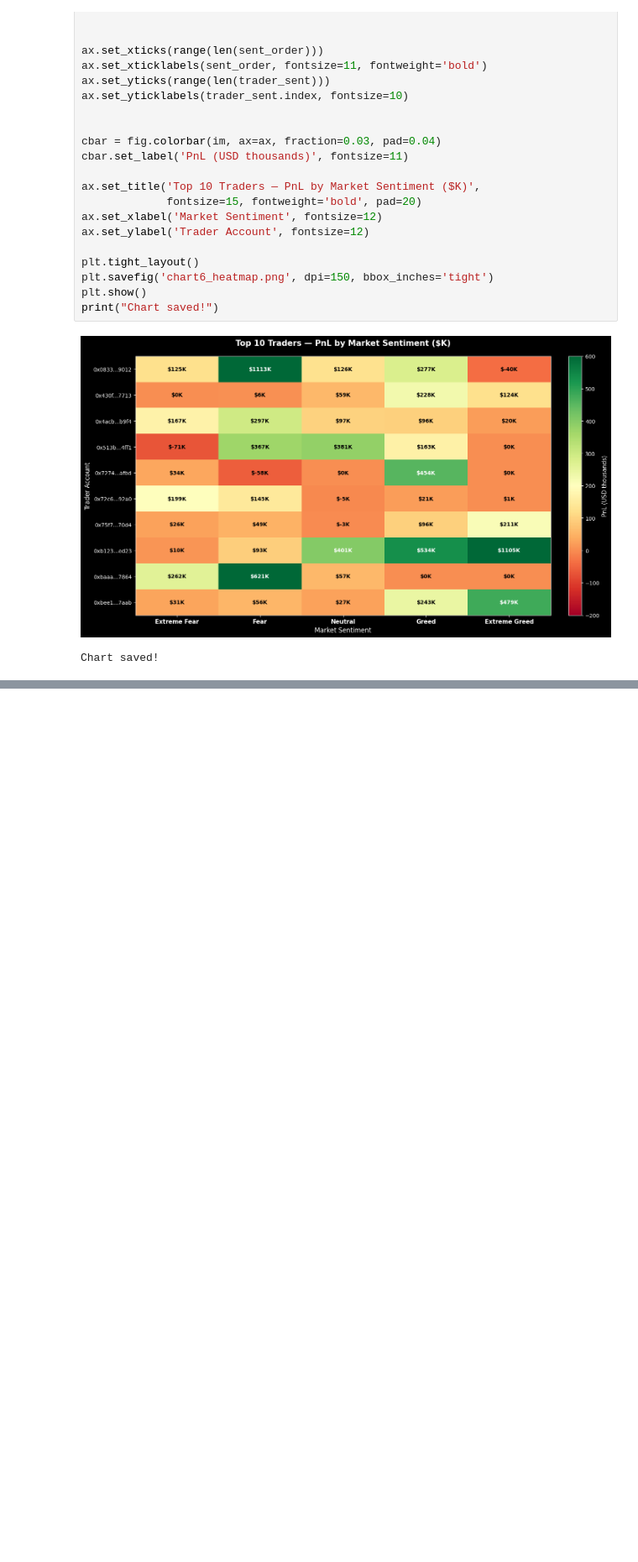
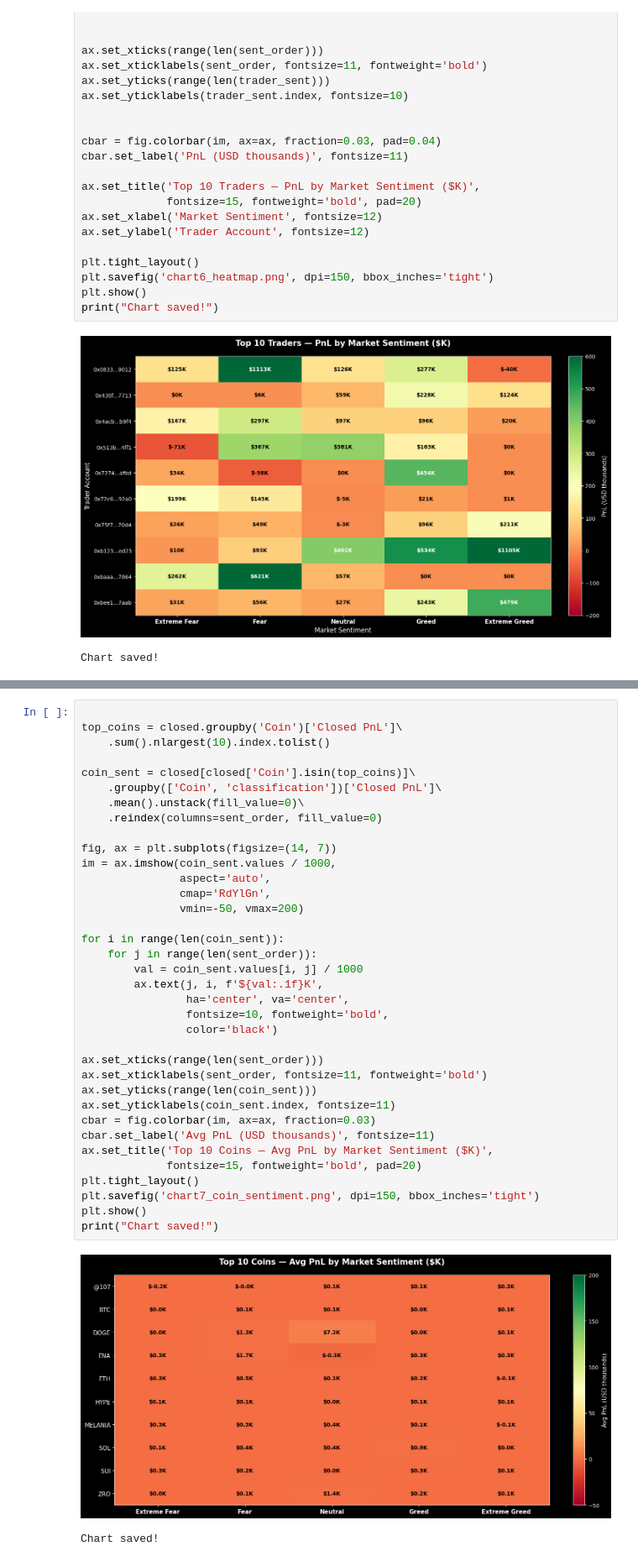
Before and after one commit to Xercsus/bitcoin-sentiment-analysis, a Jupyter notebook: bitcoin_analysis.ipynb, the cells around one changed output, grey strips where cells are left out. Shown at 84% size. Drawn from its saved outputs; the diff is of its cells as text; blank space fills up the shorter version.

Commit message:
Add coin performance by sentiment analysis

```diff
--- a/bitcoin_analysis.ipynb
+++ b/bitcoin_analysis.ipynb
@@ -682,3 +682,42 @@ DATE: April 2026
    TOOLS USED: Python 3.14 | pandas | numpy | matplotlib
                seaborn | scipy | PyCharm | Jupyter Notebook
 ━━━━━━━━━━━━━━━━━━━━━━━━━━━━━━━━━━━━━━━━━━━━━━━━━━━━━━━━━━━━
+# %%
+
+top_coins = closed.groupby('Coin')['Closed PnL']\
+    .sum().nlargest(10).index.tolist()
+
+coin_sent = closed[closed['Coin'].isin(top_coins)]\
+    .groupby(['Coin', 'classification'])['Closed PnL']\
+    .mean().unstack(fill_value=0)\
+    .reindex(columns=sent_order, fill_value=0)
+
+fig, ax = plt.subplots(figsize=(14, 7))
+im = ax.imshow(coin_sent.values / 1000,
+               aspect='auto',
+               cmap='RdYlGn',
+               vmin=-50, vmax=200)
+
+for i in range(len(coin_sent)):
+    for j in range(len(sent_order)):
+        val = coin_sent.values[i, j] / 1000
+        ax.text(j, i, f'${val:.1f}K',
+                ha='center', va='center',
+                fontsize=10, fontweight='bold',
+                color='black')
+
+ax.set_xticks(range(len(sent_order)))
+ax.set_xticklabels(sent_order, fontsize=11, fontweight='bold')
+ax.set_yticks(range(len(coin_sent)))
+ax.set_yticklabels(coin_sent.index, fontsize=11)
+cbar = fig.colorbar(im, ax=ax, fraction=0.03)
+cbar.set_label('Avg PnL (USD thousands)', fontsize=11)
+ax.set_title('Top 10 Coins — Avg PnL by Market Sentiment ($K)',
+             fontsize=15, fontweight='bold', pad=20)
+plt.tight_layout()
+plt.savefig('chart7_coin_sentiment.png', dpi=150, bbox_inches='tight')
+plt.show()
+print("Chart saved!")
+# %% [output]
+[figure, added]
+Chart saved!
```
Also changed, not shown: parts of 1 cell of this notebook, 1 other file.
